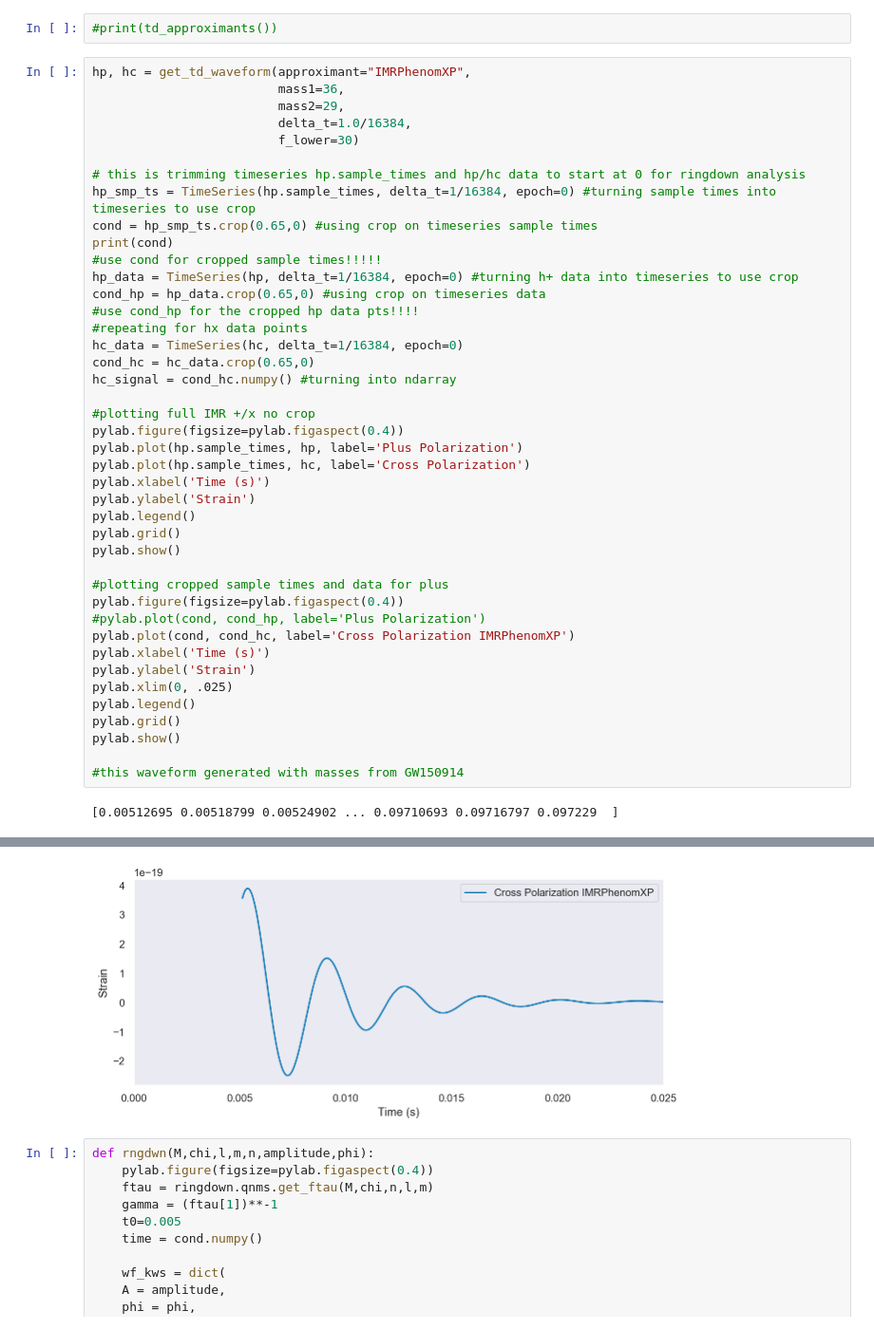
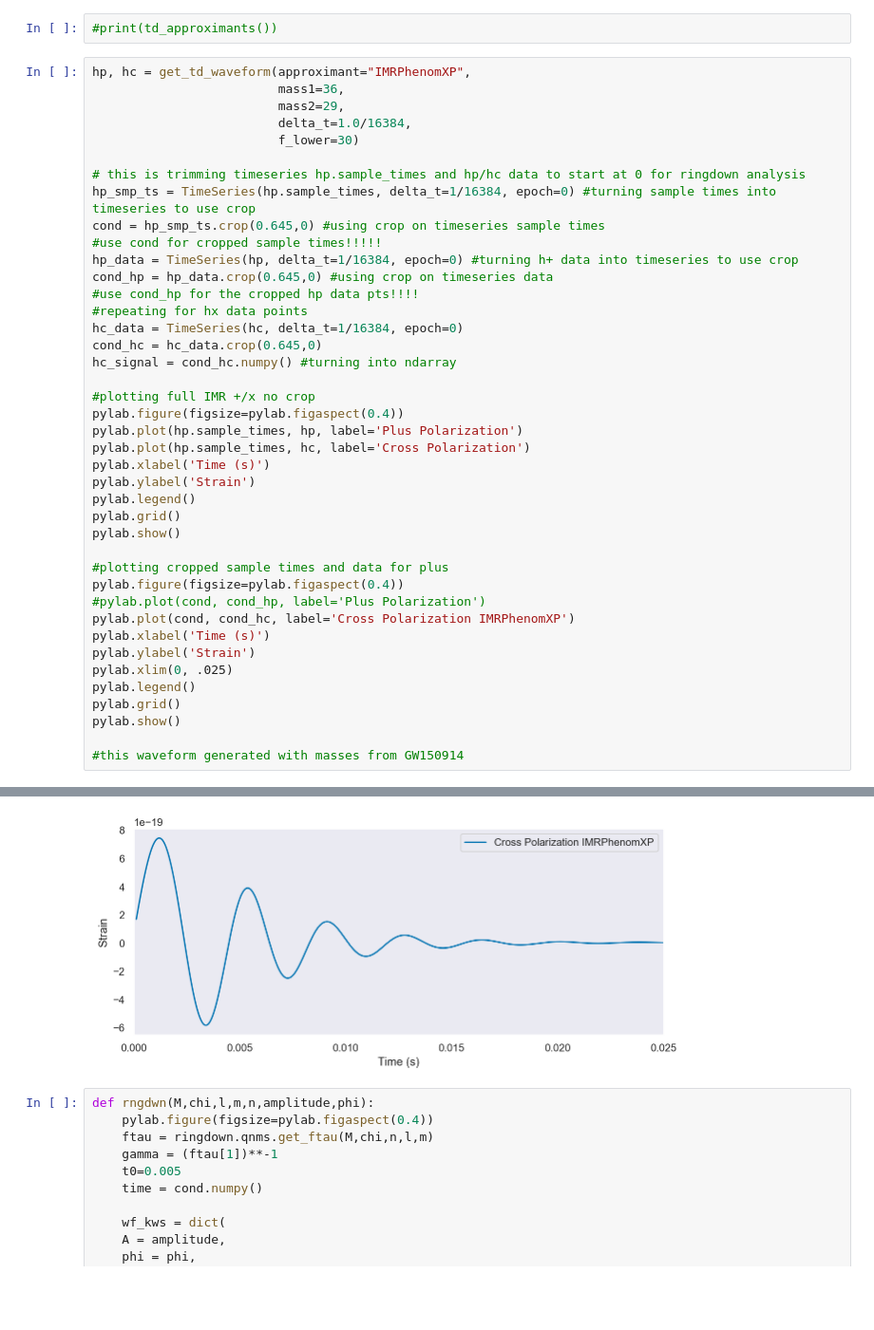
Before and after one commit to rachelmechum/ringdown_qnms, a Jupyter notebook: Almn_fit_byeye.ipynb, the cells around one changed output, grey strips where cells are left out. Shown: that part at 95% size. Drawn from its saved outputs; the diff is of its cells as text; blank space fills up the shorter version.

```diff
--- a/Almn_fit_byeye.ipynb
+++ b/Almn_fit_byeye.ipynb
@@ -31,43 +31,41 @@ hp, hc = get_td_waveform(approximant="IMRPhenomXP",
 
 # this is trimming timeseries hp.sample_times and hp/hc data to start at 0 for ringdown analysis
 hp_smp_ts = TimeSeries(hp.sample_times, delta_t=1/16384, epoch=0) #turning sample times into timeseries to use crop
-cond = hp_smp_ts.crop(0.65,0) #using crop on timeseries sample times
-print(cond)
+cond = hp_smp_ts.crop(0.645,0) #using crop on timeseries sample times
 #use cond for cropped sample times!!!!!
 hp_data = TimeSeries(hp, delta_t=1/16384, epoch=0) #turning h+ data into timeseries to use crop
-cond_hp = hp_data.crop(0.65,0) #using crop on timeseries data
+cond_hp = hp_data.crop(0.645,0) #using crop on timeseries data
 #use cond_hp for the cropped hp data pts!!!!
 #repeating for hx data points
 hc_data = TimeSeries(hc, delta_t=1/16384, epoch=0)
-cond_hc = hc_data.crop(0.65,0)
+cond_hc = hc_data.crop(0.645,0)
 hc_signal = cond_hc.numpy() #turning into ndarray
 
 #plotting full IMR +/x no crop
 pylab.figure(figsize=pylab.figaspect(0.4))
 pylab.plot(hp.sample_times, hp, label='Plus Polarization')
 pylab.plot(hp.sample_times, hc, label='Cross Polarization')
 pylab.xlabel('Time (s)')
 pylab.ylabel('Strain')
 pylab.legend()
 pylab.grid()
 pylab.show()
 
 #plotting cropped sample times and data for plus
 pylab.figure(figsize=pylab.figaspect(0.4))
 #pylab.plot(cond, cond_hp, label='Plus Polarization')
 pylab.plot(cond, cond_hc, label='Cross Polarization IMRPhenomXP')
 pylab.xlabel('Time (s)')
 pylab.ylabel('Strain')
 pylab.xlim(0, .025)
 pylab.legend()
 pylab.grid()
 pylab.show()
 
 #this waveform generated with masses from GW150914
 # %% [output]
-[0.00512695 0.00518799 0.00524902 ... 0.09710693 0.09716797 0.097229  ]
 [figure]
-[figure, old version]
+[figure, new version]
 # %%
 def rngdwn(M,chi,l,m,n,amplitude,phi):
     pylab.figure(figsize=pylab.figaspect(0.4))
```
Also changed, not shown: 5 other files.
